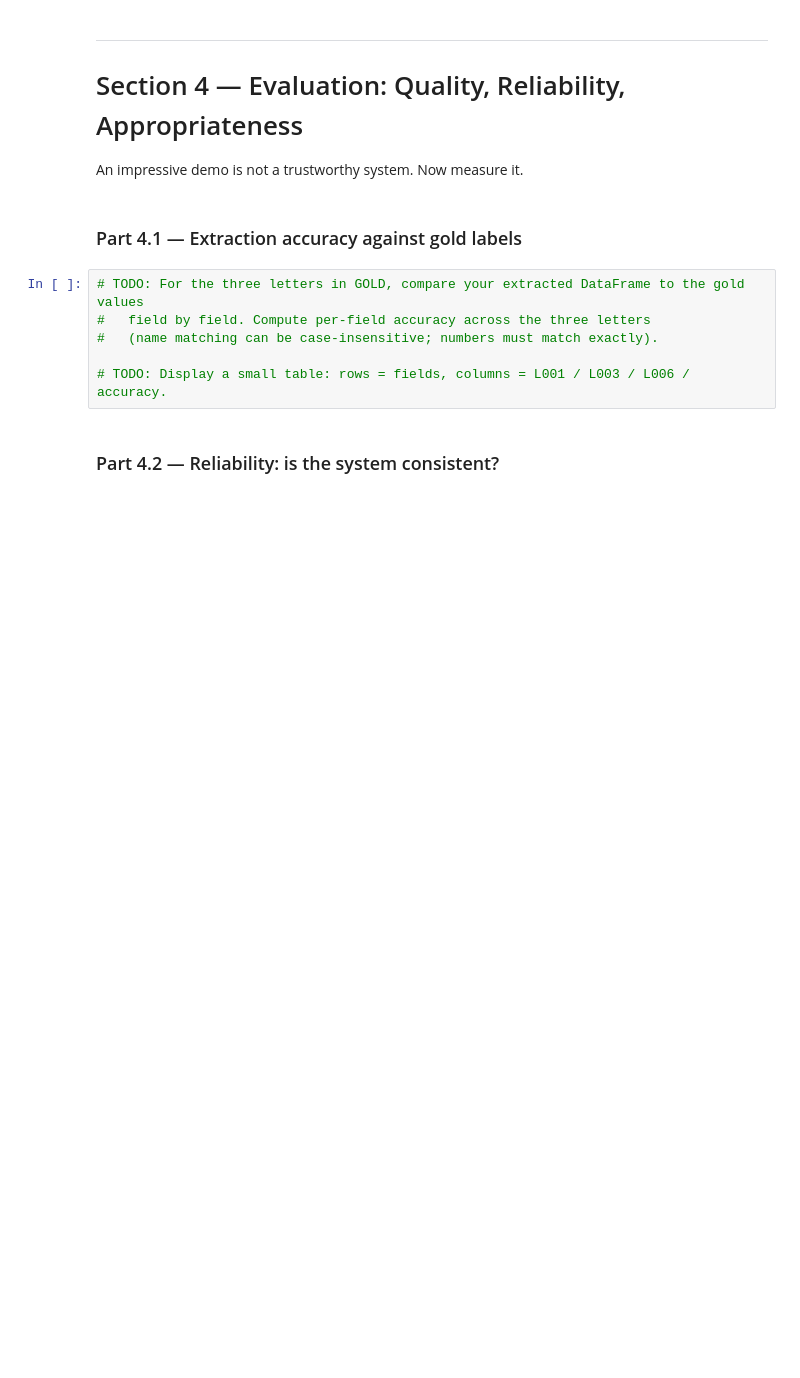
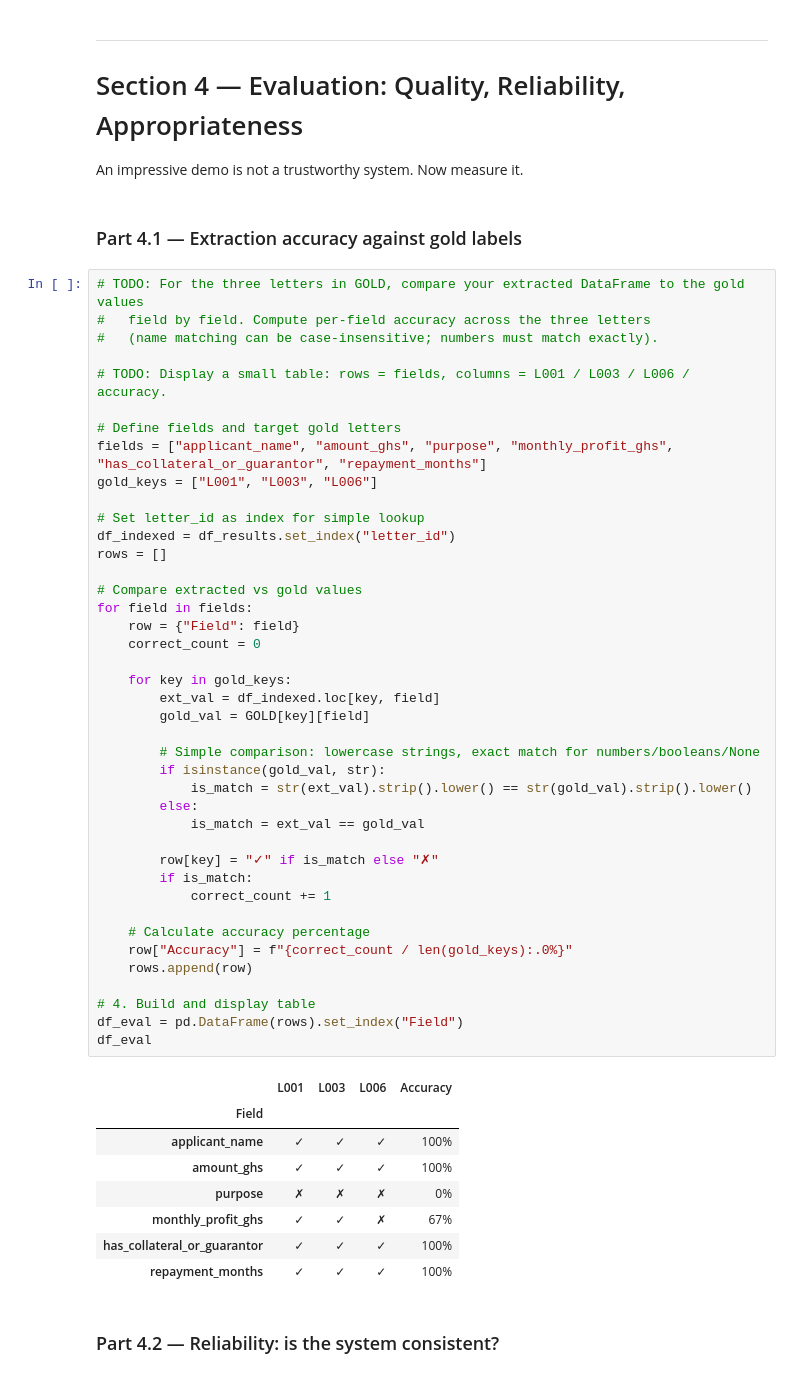
Before and after one commit to Meh02ajv/lab-4-llm-decision-support, a Jupyter notebook: lab_4.ipynb, the cells around one changed output. Saved outputs shown, nothing was run; the diff lists cells and outputs as text; blank space fills up the shorter version.

```diff
--- a/lab_4.ipynb
+++ b/lab_4.ipynb
@@ -626,9 +617,53 @@ An impressive demo is not a trustworthy system. Now measure it.
 # %%
 # TODO: For the three letters in GOLD, compare your extracted DataFrame to the gold values
 #   field by field. Compute per-field accuracy across the three letters
 #   (name matching can be case-insensitive; numbers must match exactly).
 
 # TODO: Display a small table: rows = fields, columns = L001 / L003 / L006 / accuracy.
+
+# Define fields and target gold letters
+fields = ["applicant_name", "amount_ghs", "purpose", "monthly_profit_ghs", "has_collateral_or_guarantor", "repayment_months"]
+gold_keys = ["L001", "L003", "L006"]
+
+# Set letter_id as index for simple lookup
+df_indexed = df_results.set_index("letter_id")
+rows = []
+
+# Compare extracted vs gold values
+for field in fields:
+    row = {"Field": field}
+    correct_count = 0
+
+    for key in gold_keys:
+        ext_val = df_indexed.loc[key, field]
+        gold_val = GOLD[key][field]
+
+        # Simple comparison: lowercase strings, exact match for numbers/booleans/None
+        if isinstance(gold_val, str):
+            is_match = str(ext_val).strip().lower() == str(gold_val).strip().lower()
+        else:
+            is_match = ext_val == gold_val
+
+        row[key] = "✓" if is_match else "✗"
+        if is_match:
+            correct_count += 1
+
+    # Calculate accuracy percentage
+    row["Accuracy"] = f"{correct_count / len(gold_keys):.0%}"
+    rows.append(row)
+
+# 4. Build and display table
+df_eval = pd.DataFrame(rows).set_index("Field")
+df_eval
+# %% [output]
+|  | L001 | L003 | L006 | Accuracy |
+| Field |  |  |  |  |
+| applicant_name | ✓ | ✓ | ✓ | 100% |
+| amount_ghs | ✓ | ✓ | ✓ | 100% |
+| purpose | ✗ | ✗ | ✗ | 0% |
+| monthly_profit_ghs | ✓ | ✓ | ✗ | 67% |
+| has_collateral_or_guarantor | ✓ | ✓ | ✓ | 100% |
+| repayment_months | ✓ | ✓ | ✓ | 100% |
 # %% [markdown]
 ### Part 4.2 — Reliability: is the system consistent?
 # %%
```
Also changed, not shown: parts of 1 cell of this notebook, 1 other file.
